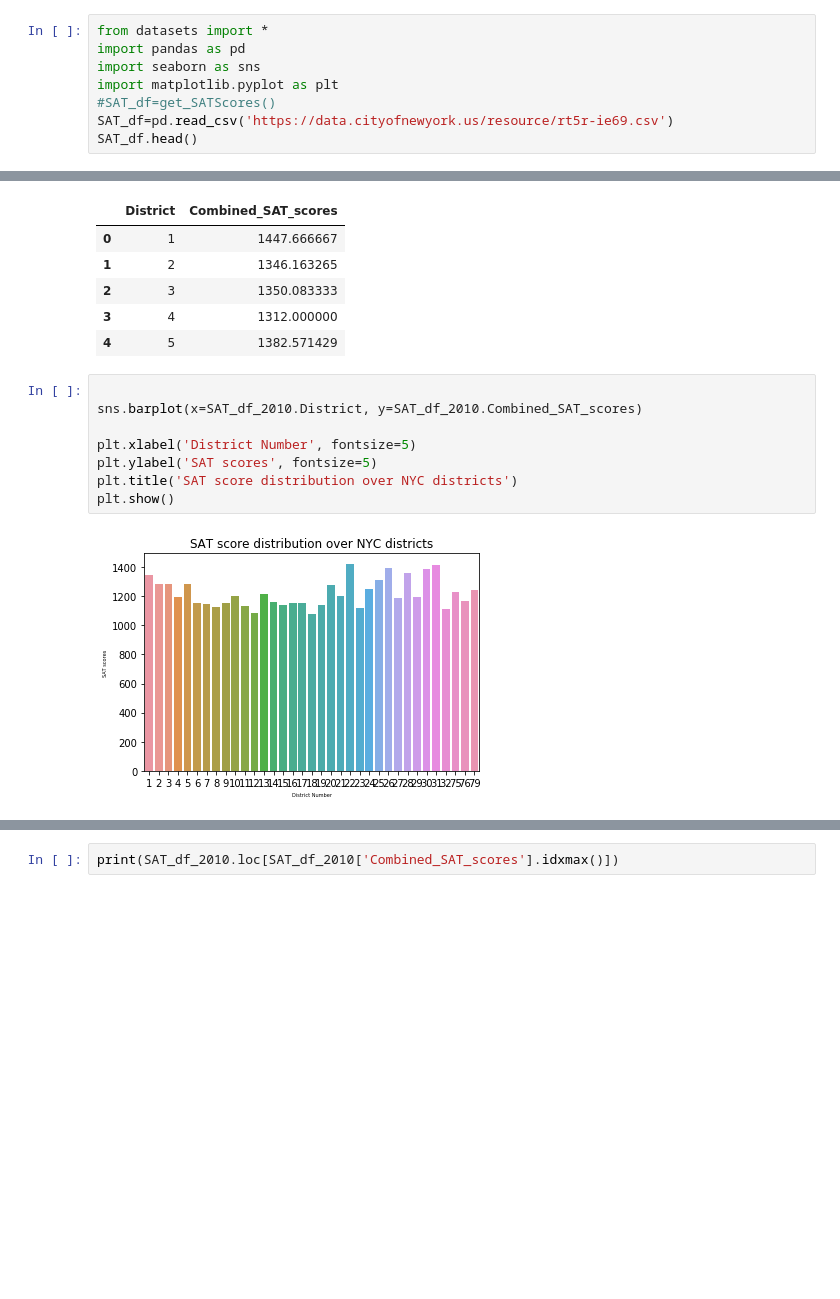
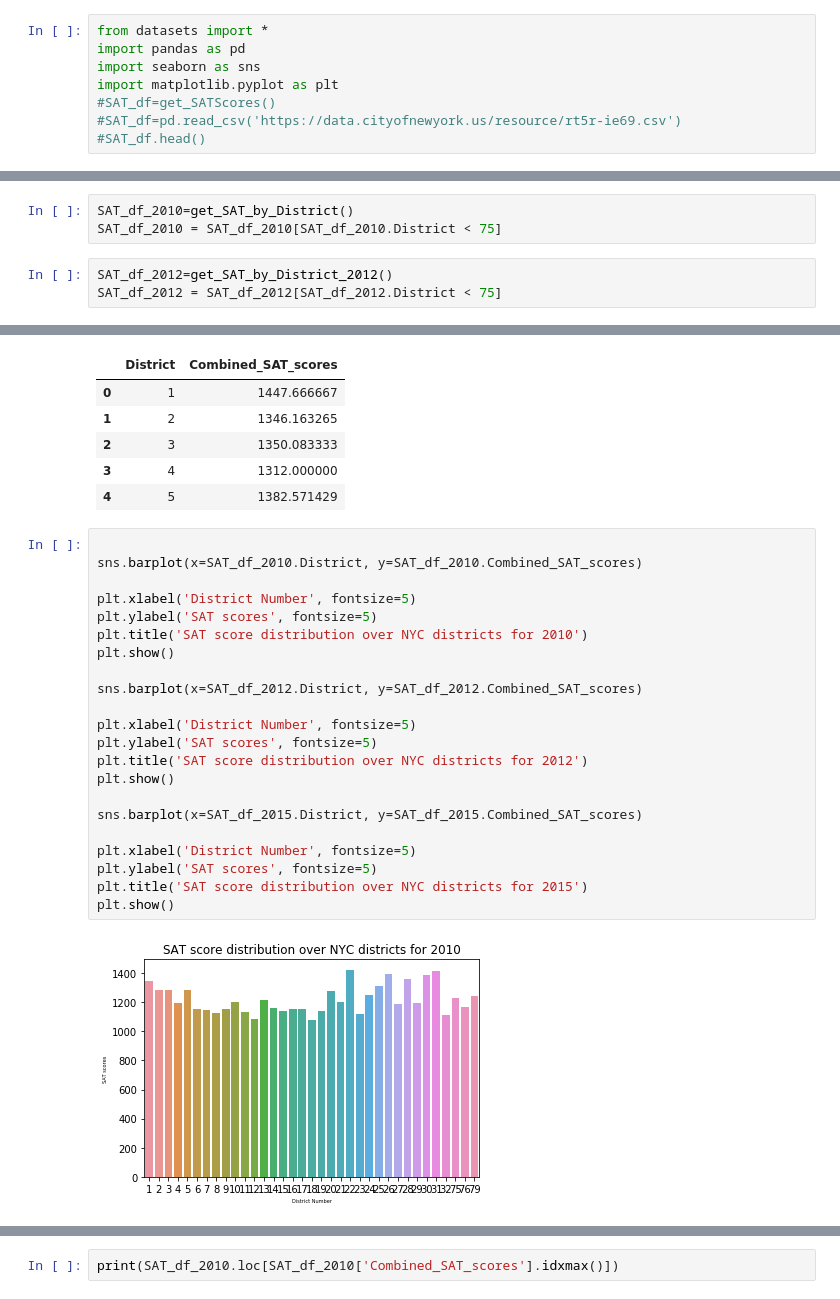
Before and after one commit to shravan097/NYCHS-Data-Analysis, a Jupyter notebook: baivab/SATAnalysis.ipynb, the cells around one changed output, grey strips where cells are left out. Drawn from its saved outputs; the diff is of its cells as text; blank space fills up the shorter version.

Commit message:
Some plots added

```diff
--- a/baivab/SATAnalysis.ipynb
+++ b/baivab/SATAnalysis.ipynb
@@ -7,5 +7,5 @@ import pandas as pd
 import seaborn as sns
 import matplotlib.pyplot as plt
 #SAT_df=get_SATScores()
-SAT_df=pd.read_csv('https://data.cityofnewyork.us/resource/rt5r-ie69.csv')
-SAT_df.head()
+#SAT_df=pd.read_csv('https://data.cityofnewyork.us/resource/rt5r-ie69.csv')
+#SAT_df.head()
@@ -122,3 +111,9 @@ SAT_df_2012=get_SAT_by_District_2012()
+# %%
+SAT_df_2010=get_SAT_by_District()
+SAT_df_2010 = SAT_df_2010[SAT_df_2010.District < 75]
+# %%
+SAT_df_2012=get_SAT_by_District_2012()
+SAT_df_2012 = SAT_df_2012[SAT_df_2012.District < 75]
 # %%
 SAT_df_2015=get_SAT_by_District_2015()
 # %%
@@ -151,10 +146,24 @@ SAT_df_2015.head()
 # %%
 
 sns.barplot(x=SAT_df_2010.District, y=SAT_df_2010.Combined_SAT_scores)
 
 plt.xlabel('District Number', fontsize=5)
 plt.ylabel('SAT scores', fontsize=5)
-plt.title('SAT score distribution over NYC districts')
+plt.title('SAT score distribution over NYC districts for 2010')
 plt.show()
+
+sns.barplot(x=SAT_df_2012.District, y=SAT_df_2012.Combined_SAT_scores)
+
+plt.xlabel('District Number', fontsize=5)
+plt.ylabel('SAT scores', fontsize=5)
+plt.title('SAT score distribution over NYC districts for 2012')
+plt.show()
+
+sns.barplot(x=SAT_df_2015.District, y=SAT_df_2015.Combined_SAT_scores)
+
+plt.xlabel('District Number', fontsize=5)
+plt.ylabel('SAT scores', fontsize=5)
+plt.title('SAT score distribution over NYC districts for 2015')
+plt.show()
 # %% [output]
-[figure, old version]
+[figure, new version]
```
Also changed, not shown: parts of 9 cells of this notebook.
